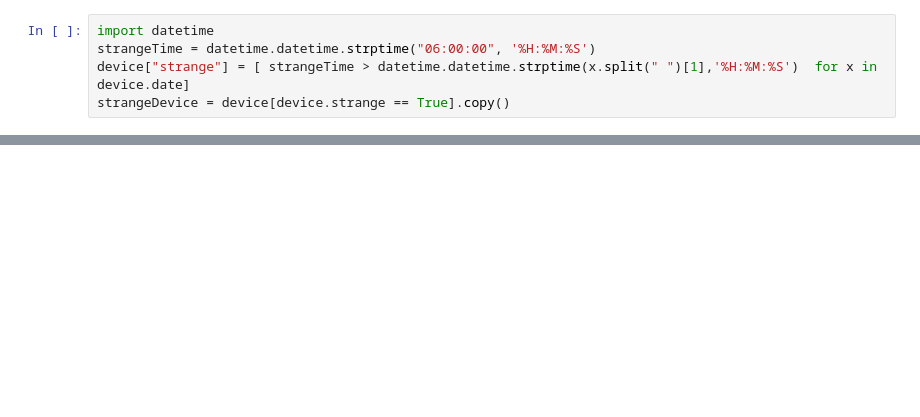
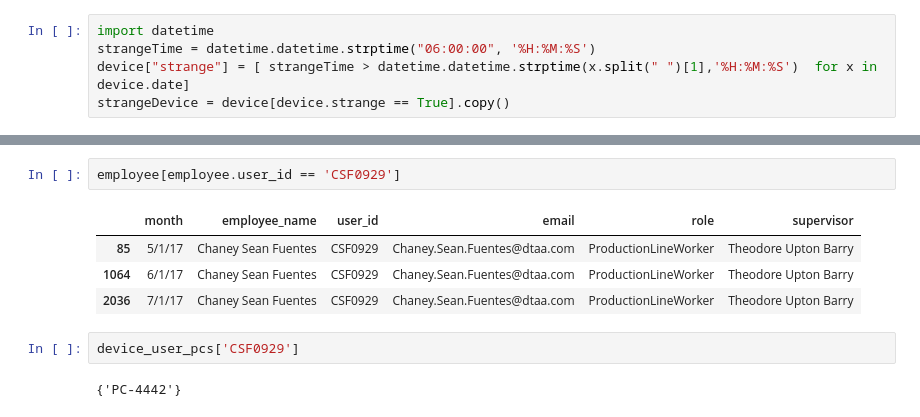
Before and after one commit to Brett15/dataViz, a Jupyter notebook: Kalyan_Notes.ipynb, the cells around one changed output, grey strips where cells are left out. Drawn from its saved outputs; the diff is of its cells as text; blank space fills up the shorter version.

```diff
--- a/Kalyan_Notes.ipynb
+++ b/Kalyan_Notes.ipynb
@@ -114,0 +212,11 @@ sorted_x
+# %%
+employee[employee.user_id == 'CSF0929']
+# %% [output]
+|  | month | employee_name | user_id | email | role | supervisor |
+| 85 | 5/1/17 | Chaney Sean Fuentes | CSF0929 | Chaney.Sean.Fuentes@dtaa.com | ProductionLineWorker | Theodore Upton Barry |
+| 1064 | 6/1/17 | Chaney Sean Fuentes | CSF0929 | Chaney.Sean.Fuentes@dtaa.com | ProductionLineWorker | Theodore Upton Barry |
+| 2036 | 7/1/17 | Chaney Sean Fuentes | CSF0929 | Chaney.Sean.Fuentes@dtaa.com | ProductionLineWorker | Theodore Upton Barry |
+# %%
+device_user_pcs['CSF0929']
+# %% [output]
+{'PC-4442'}
```
Also changed, not shown: parts of 8 cells of this notebook, 1 other file.
